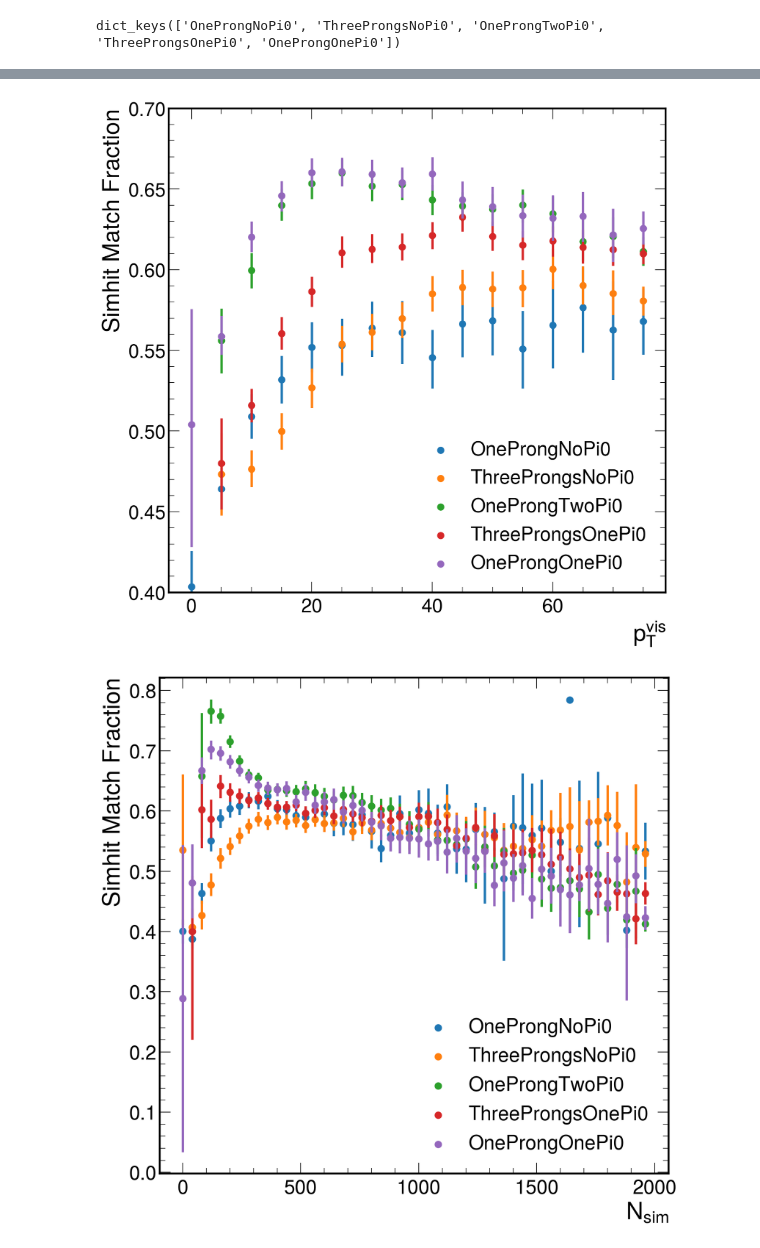
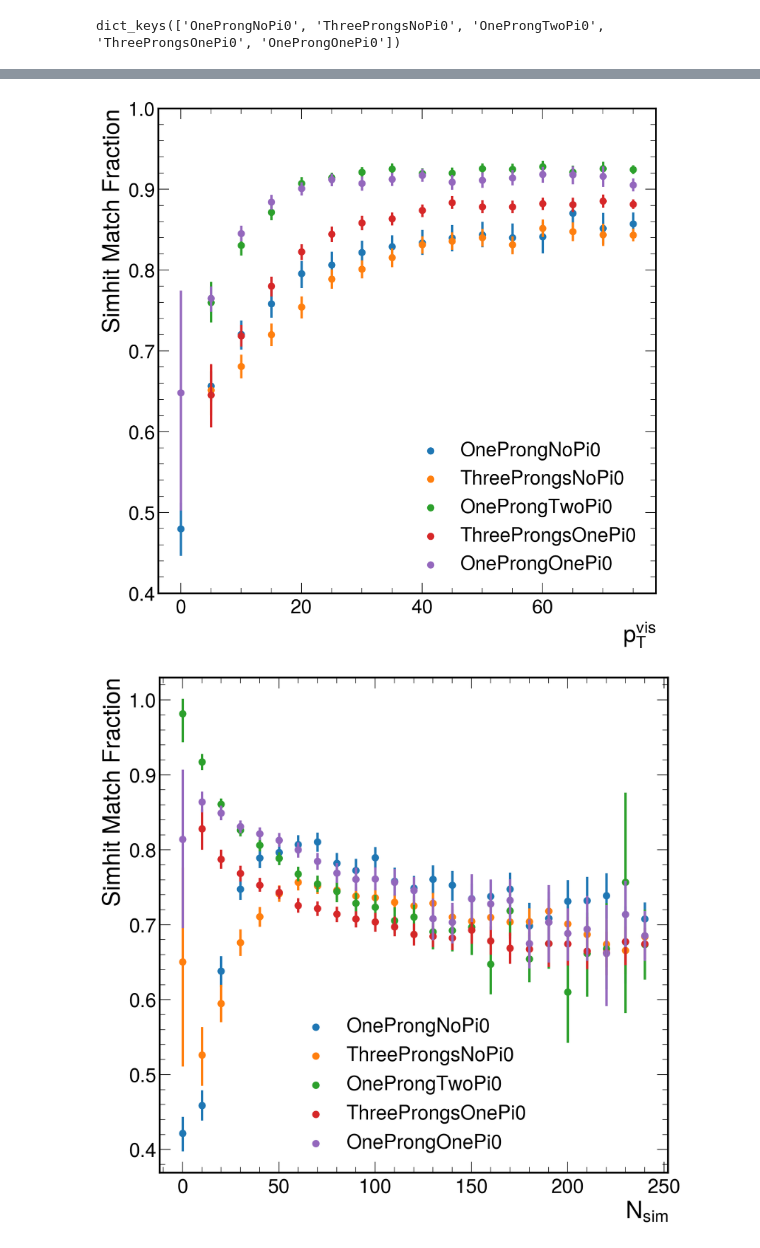
Before and after one commit to GageDeZoort/gnns-for-displaced-taus, a Jupyter notebook: plotting/graph_construction_efficiencies.ipynb, the cells around one changed output, grey strips where cells are left out. Saved outputs shown, nothing was run; the diff lists cells and outputs as text; code cells hidden in the pictures.

```diff
--- a/plotting/graph_construction_efficiencies.ipynb
+++ b/plotting/graph_construction_efficiencies.ipynb
@@ -48,7 +29,7 @@ for name, df in data.items():
     sim_effs = df['sim_match_fraction']
 
     fig = plt.figure(dpi=200)
-    sns.histplot(sim_effs, bins=25, alpha=0.8)
+    sns.histplot(sim_effs, bins=25, alpha=0.4, element='step')
     twenty_five = np.percentile(sim_effs, 25)
     plt.axvline(x=twenty_five, color='red',
                 label=f"{twenty_five:.3f} (25%-ile)")
@@ -58,7 +39,7 @@ for name, df in data.items():
     seventy_five = np.percentile(sim_effs, 75)
     plt.axvline(x=seventy_five, color='green',
                 label=f"{seventy_five:.3f} (75%-ile)")
-    plt.legend(loc='best')
+    plt.legend(loc='upper left')
     plt.xlabel('Sim-Hit Match Fraction')
     plt.ylabel('Counts')
     plt.title(name)
@@ -71,0 +53,13 @@ for name, df in data.items():
+# %%
+# plot the sim matching efficiency
+fig = plt.figure(dpi=200)
+for name, df in data.items():
+    sim_effs = df['sim_match_fraction']
+    sns.histplot(sim_effs, alpha=1, element='step', label=name, fill=False)
+
+plt.legend(loc='upper left')
+plt.xlabel('Sim-Hit Match Fraction')
+plt.ylabel('Counts')
+plt.title(name)
+plt.xlim([-0, 1])
+plt.show()
@@ -96,24 +109,24 @@ for name, df in data.items():
 
 plt.xlabel(r"$p_T^\mathrm{vis}$")
 plt.ylabel("Simhit Match Fraction")
-plt.ylim([0.4, 0.7])
+plt.ylim([0.4, 1])
 plt.legend(loc='best')
 plt.show()
 # %% [output]
-[figure, old version]
+[figure, new version]
 # %%
 # study sim match eff as a function of n_simhits
 fig = plt.figure(dpi=200)
 for name, df in data.items():
     sim_effs = df['sim_match_fraction']
     n_sim = df['total_sim_hits']
-    sns.regplot(x=n_sim, y=sim_effs, x_bins=np.arange(0,2000,40),
+    sns.regplot(x=n_sim, y=sim_effs, x_bins=np.arange(0, 250, 10),
                 marker='o', label=name, fit_reg=False)
 
 plt.xlabel(r"$N_\mathrm{sim}$")
 plt.ylabel("Simhit Match Fraction")
 plt.legend(loc='best')
 #plt.ylim([0.5,1])
 plt.show()
 # %% [output]
-[figure, old version]
+[figure, new version]
```
Also changed, not shown: parts of 7 cells of this notebook, 7 other files.
